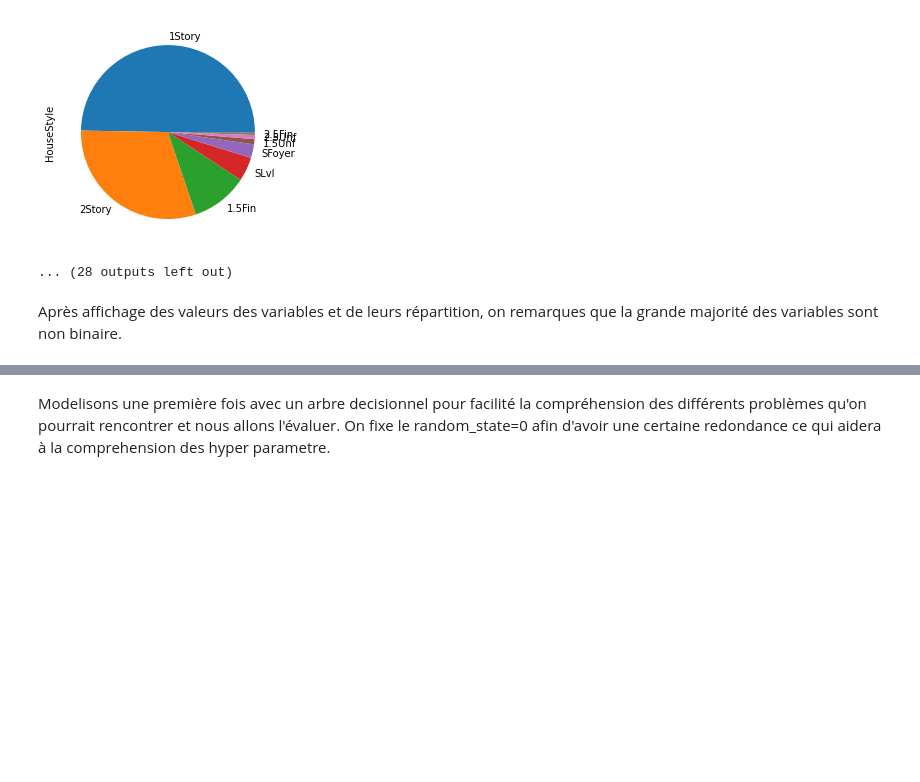
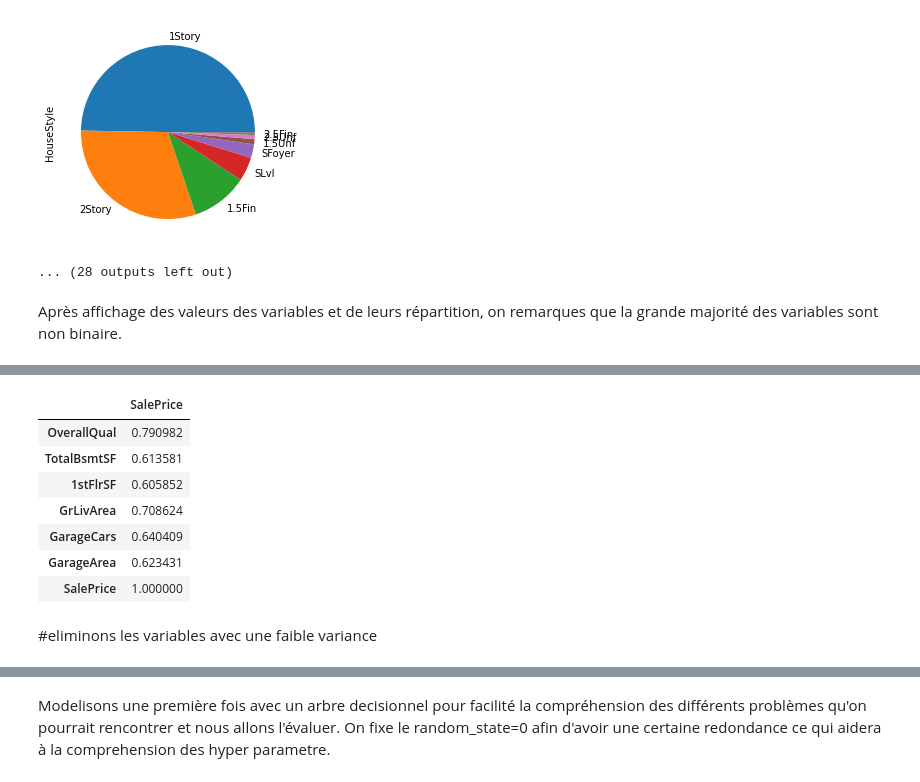
Before and after one commit to RagavanRanushan/AdvancedHousePrice, a Jupyter notebook: AdvancedHousePrice/Untitled.ipynb, the cells around one changed output, grey strips where cells are left out. Drawn from its saved outputs; the diff is of its cells as text; code cells hidden in the pictures; blank space fills up the shorter version.

```diff
--- a/AdvancedHousePrice/Untitled.ipynb
+++ b/AdvancedHousePrice/Untitled.ipynb
@@ -224,3 +229,20 @@ Après affichage des valeurs des variables et de leurs répartition, on remarque
+# %%
+cor=df.corr()["SalePrice"]
+cor=cor[cor>=0.6]
+cor=pd.DataFrame(cor)
+cor
+#cor=cor.drop(cor[cor["SalePrice"]<0.6])
+#df_cor=pd.DataFrame(cor)
+#df_cor
+# %% [output]
+|  | SalePrice |
+| OverallQual | 0.790982 |
+| TotalBsmtSF | 0.613581 |
+| 1stFlrSF | 0.605852 |
+| GrLivArea | 0.708624 |
+| GarageCars | 0.640409 |
+| GarageArea | 0.623431 |
+| SalePrice | 1.000000 |
 # %%
 ######### Classe qui va remplacer les valeurs manquantes
 #class Traitement:
@@ -260,0 +282,2 @@ data_train, data_test, target_train, target_test = train_test_split(house_data,
+# %% [markdown]
+#eliminons les variables avec une faible variance
```
Also changed, not shown: parts of 6 cells of this notebook.
